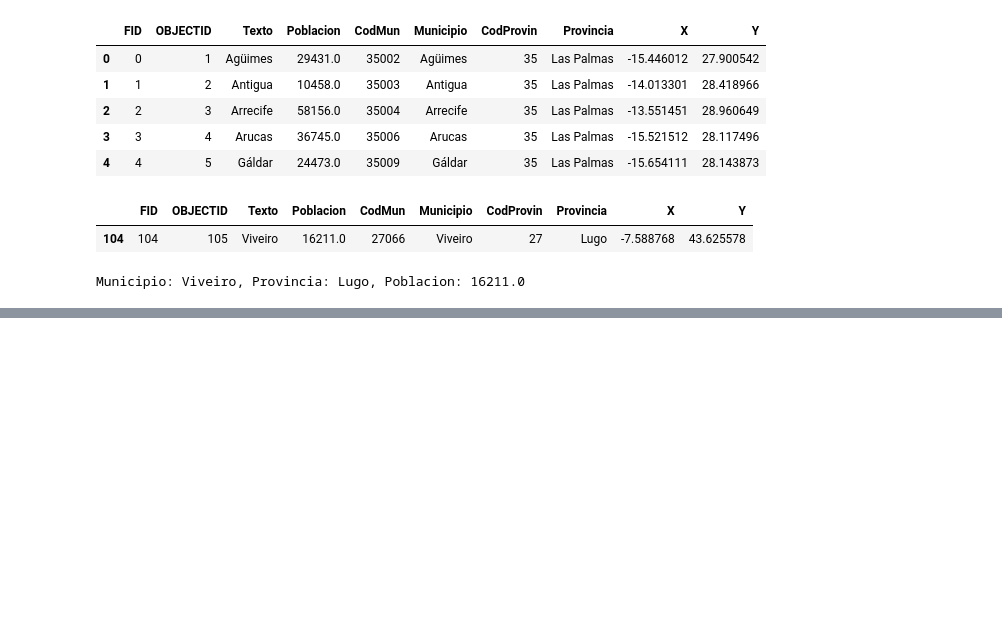
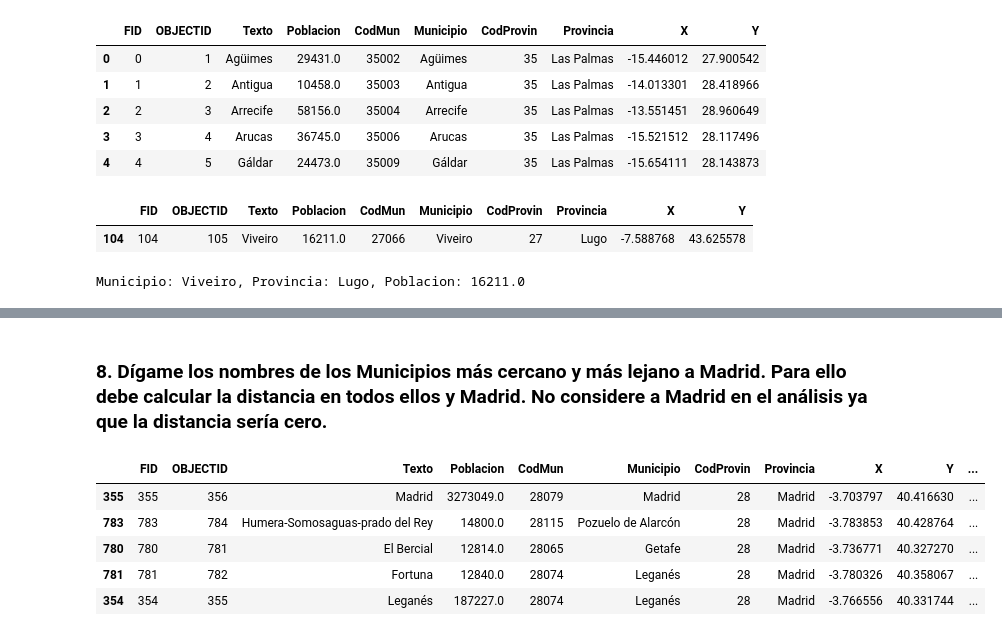
Before and after one commit to baquiax/econometrics-2, a Jupyter notebook: lab2/lab2.ipynb, the cells around one changed output, grey strips where cells are left out. Drawn from its saved outputs; the diff is of its cells as text; code cells hidden in the pictures; blank space fills up the shorter version.

```diff
--- a/lab2/lab2.ipynb
+++ b/lab2/lab2.ipynb
@@ -219,0 +276,22 @@ Municipio: Viveiro, Provincia: Lugo, Poblacion: 16211.0
+# %% [markdown]
+### 8. Dígame los nombres de los Municipios más cercano y más lejano a Madrid. Para ello debe calcular la distancia en todos ellos y Madrid. No considere a Madrid en el análisis ya que la distancia sería cero.
+# %%
+def get_distance(x1, y1, x2, y2):
+    return np.sqrt((x2-x1)**2 + (y2-y1)**2)
+
+madrid_x=-3.703797076
+madrid_y=40.4166300011
+
+data["distance_from_madrid"] = data.apply(lambda row: get_distance(madrid_x, madrid_y, row["X"], row["Y"]), axis=1)
+
+
+sorted_data = data.sort_values(by=['distance_from_madrid'], ascending=True)
+
+sorted_data.head()
+# %% [output]
+|  | FID | OBJECTID | Texto | Poblacion | CodMun | Municipio | CodProvin | Provincia | X | Y | ... |
+| 355 | 355 | 356 | Madrid | 3273049.0 | 28079 | Madrid | 28 | Madrid | -3.703797 | 40.416630 | ... |
+| 783 | 783 | 784 | Humera-Somosaguas-prado del Rey | 14800.0 | 28115 | Pozuelo de Alarcón | 28 | Madrid | -3.783853 | 40.428764 | ... |
+| 780 | 780 | 781 | El Bercial | 12814.0 | 28065 | Getafe | 28 | Madrid | -3.736771 | 40.327270 | ... |
+| 781 | 781 | 782 | Fortuna | 12840.0 | 28074 | Leganés | 28 | Madrid | -3.780326 | 40.358067 | ... |
+| 354 | 354 | 355 | Leganés | 187227.0 | 28074 | Leganés | 28 | Madrid | -3.766556 | 40.331744 | ... |
```
Also changed, not shown: parts of 13 cells of this notebook.
